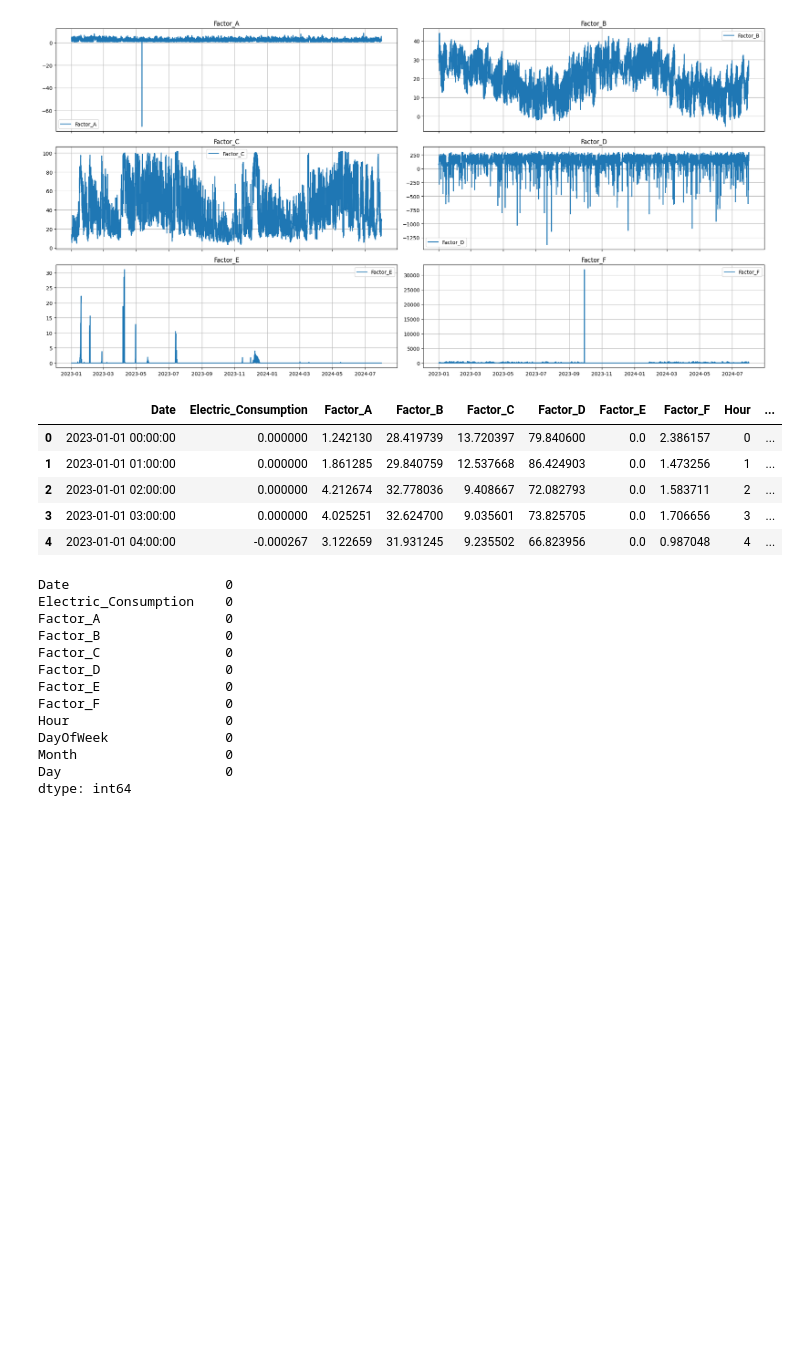
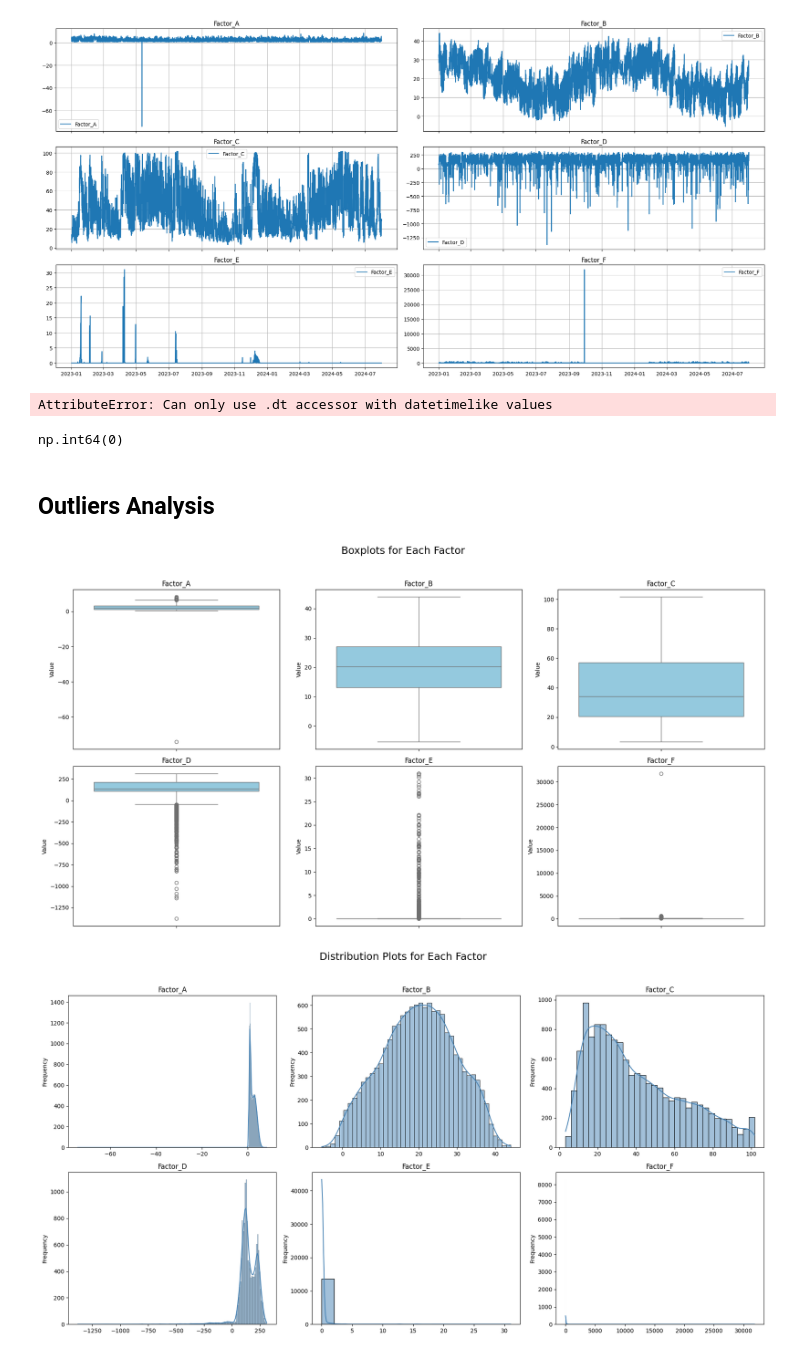
Before and after one commit to ireneburri/Burri-PredictionOfFactoryElectricConsumption, a Jupyter notebook: factory_model.ipynb, the cells around one changed output. Drawn from its saved outputs; the diff is of its cells as text; code cells hidden in the pictures; blank space fills up the shorter version.

```diff
--- a/factory_model.ipynb
+++ b/factory_model.ipynb
@@ -95,30 +79,57 @@ for df in [train_df, test_df]:
     df['Day'] = df['Date'].dt.day
 
 # Drop the original Date column
+train_df.drop('Date', axis=1, inplace=True)
+test_df.drop('Date', axis=1, inplace=True)
+
 features = ['Factor_A', 'Factor_B', 'Factor_C', 'Factor_D', 'Factor_E', 'Factor_F', 'Hour', 'DayOfWeek', 'Month', 'Day']
 
 display(train_df.head())
 # %% [output]
-|  | Date | Electric_Consumption | Factor_A | Factor_B | Factor_C | Factor_D | Factor_E | Factor_F | Hour | ... |
-| 0 | 2023-01-01 00:00:00 | 0.000000 | 1.242130 | 28.419739 | 13.720397 | 79.840600 | 0.0 | 2.386157 | 0 | ... |
-| 1 | 2023-01-01 01:00:00 | 0.000000 | 1.861285 | 29.840759 | 12.537668 | 86.424903 | 0.0 | 1.473256 | 1 | ... |
-| 2 | 2023-01-01 02:00:00 | 0.000000 | 4.212674 | 32.778036 | 9.408667 | 72.082793 | 0.0 | 1.583711 | 2 | ... |
-| 3 | 2023-01-01 03:00:00 | 0.000000 | 4.025251 | 32.624700 | 9.035601 | 73.825705 | 0.0 | 1.706656 | 3 | ... |
-| 4 | 2023-01-01 04:00:00 | -0.000267 | 3.122659 | 31.931245 | 9.235502 | 66.823956 | 0.0 | 0.987048 | 4 | ... |
+AttributeError: Can only use .dt accessor with datetimelike values
 # %%
 # Missing Values Check
-train_df.isnull().sum()
+train_df.isnull().sum().sum()
 # %% [output]
-Date                    0
-Electric_Consumption    0
-Factor_A                0
-Factor_B                0
-Factor_C                0
-Factor_D                0
-Factor_E                0
-Factor_F                0
-Hour                    0
-DayOfWeek               0
-Month                   0
-Day                     0
-dtype: int64
+np.int64(0)
+# %% [markdown]
+## Outliers Analysis
+# %%
+# Helper functions to display outliers
+def boxplt_display(factors):
+    fig, axes = plt.subplots(2, 3, figsize=(18, 10))
+    fig.suptitle('Boxplots for Each Factor', fontsize=18)
+    axes = axes.flatten()
+
+    for i, col in enumerate(factors):
+        sns.boxplot(y=train_df[col], ax=axes[i], color='skyblue')
+        axes[i].set_title(col, fontsize=12)
+        axes[i].set_xlabel('')
+        axes[i].set_ylabel('Value')
+
+
+    plt.tight_layout(rect=[0, 0.03, 1, 0.95])
+    plt.show()
+
+def distribution_display(factors):
+    fig, axes = plt.subplots(2, 3, figsize=(18, 10))
+    fig.suptitle('Distribution Plots for Each Factor', fontsize=18)
+    axes = axes.flatten()
+
+    for i, col in enumerate(factors):
+        sns.histplot(train_df[col], kde=True, ax=axes[i], color='steelblue')
+        axes[i].set_title(f'{col}', fontsize=12)
+        axes[i].set_xlabel('')
+        axes[i].set_ylabel('Frequency')
+
+    for j in range(len(factors), len(axes)):
+        fig.delaxes(axes[j])
+
+    plt.tight_layout(rect=[0, 0.03, 1, 0.95])
+    plt.show()
+# %%
+boxplt_display(factors)
+distribution_display(factors)
+# %% [output]
+[figure, added]
+[figure, added]
```
Also changed, not shown: parts of 9 cells of this notebook, 3 other files.
